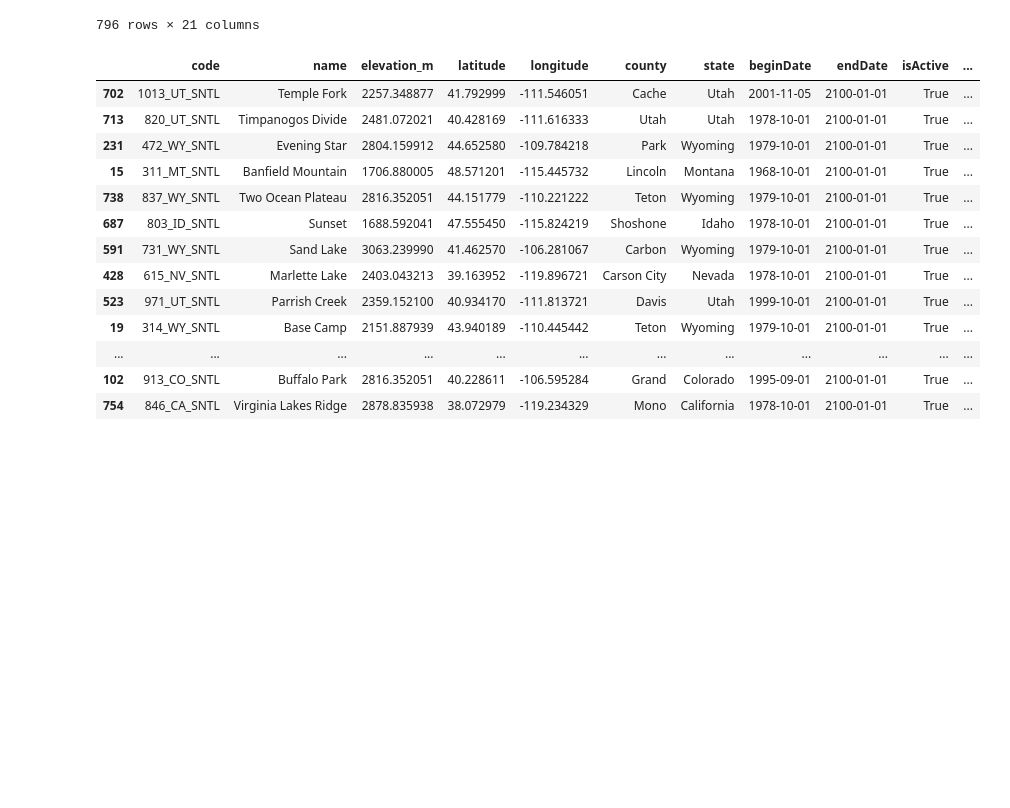
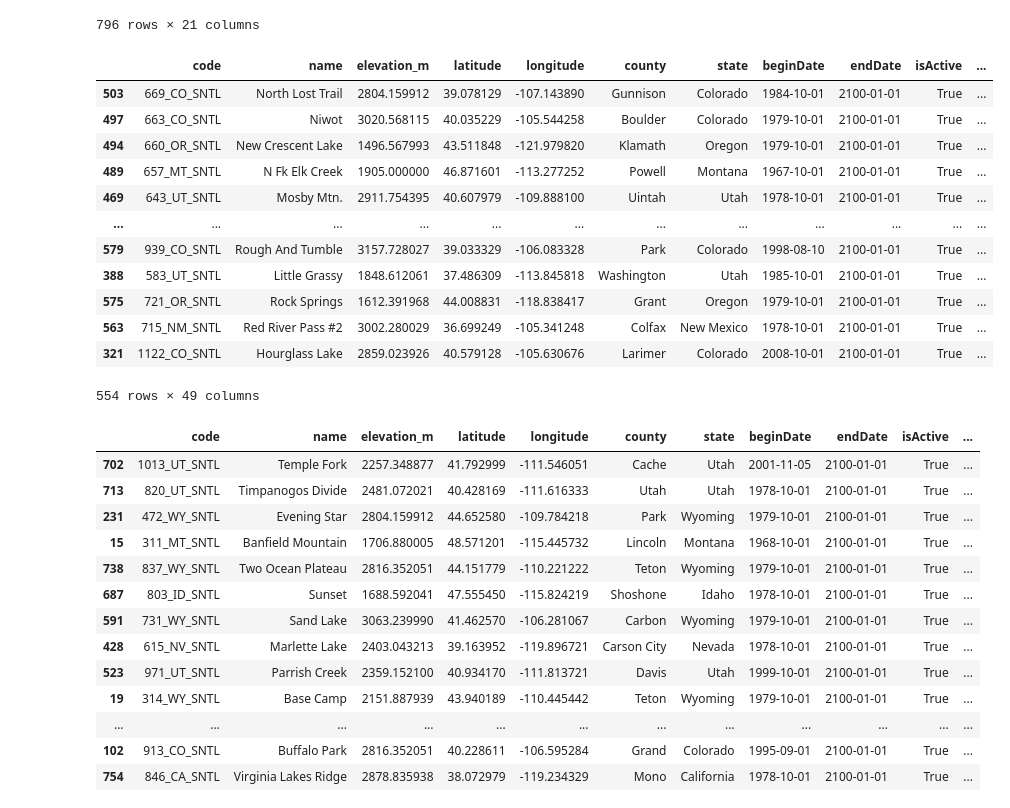
Before and after one commit to egagli/sar_snowmelt_timing, a Jupyter notebook: examples/snotel_sar_snowmelt_comparison.ipynb, the cells around one changed output. Cells and saved outputs as stored; diff of their text form; code cells hidden in the pictures; blank space fills up the shorter version.

```diff
--- a/examples/snotel_sar_snowmelt_comparison.ipynb
+++ b/examples/snotel_sar_snowmelt_comparison.ipynb
@@ -141,7 +141,7 @@ snotel_gf
 | 795 | 1033_CO_SNTL | Zirkel | 2846.832031 | 40.794880 | -106.595352 | Jackson | Colorado | 2002-08-14 06:00:00 | 2100-01-01 | True | ... |
 796 rows × 21 columns
 # %%
-sas_token = 'se=2023-03-06T02%3A45Z&sp=racwdl&sv=2018-11-09&sr=c&skoid=b4d39ccb-ca9c-4e9d-a183-5e0f3ba3e609&sktid=f6b6dd5b-f02f-441a-99a0-162ac5060bd2&skt=2023-02-27T23%3A04%3A11Z&ske=2023-03-06T02%3A45%3A00Z&sks=b&skv=2018-11-09&sig=foscauRfnuTGG//8wOeOu%2BFBoa5IuYUDnYIrqu%2BBzuQ%3D'
+sas_token = 'se=2023-03-13T02%3A45Z&sp=racwdl&sv=2018-11-09&sr=c&skoid=b4d39ccb-ca9c-4e9d-a183-5e0f3ba3e609&sktid=f6b6dd5b-f02f-441a-99a0-162ac5060bd2&skt=2023-03-06T20%3A38%3A54Z&ske=2023-03-13T02%3A45%3A00Z&sks=b&skv=2018-11-09&sig=Nl9p59uFIaJRJgtbHhnVBgYgwh1MnZ/fcJrttie9gAM%3D'
 tile_names = [tile[-5:] for tile in adlfs.AzureBlobFileSystem(account_name="snowmelt", credential=sas_token, anon=False).ls('snowmelt/eric/MGRS/')]
 # %%
 stats=['count', 'min', 'max', 'mean', 'median', 'std']
@@ -173,6 +173,22 @@ for year in years:
 snotel_gf['median_offset'] = snotel_gf[snotel_gf.columns[pd.Series(snotel_gf.columns).str.startswith('offset')]].abs().median(axis=1)
 snotel_gf['mean_offset'] = snotel_gf[snotel_gf.columns[pd.Series(snotel_gf.columns).str.startswith('offset')]].abs().mean(axis=1)
 snotel_gf['mean_std'] = snotel_gf[snotel_gf.columns[pd.Series(snotel_gf.columns).str.endswith('std')]].mean(axis=1)
+# %%
+snotel_gf.sort_values('mean_std').dropna()
+# %% [output]
+|  | code | name | elevation_m | latitude | longitude | county | state | beginDate | endDate | isActive | ... |
+| 503 | 669_CO_SNTL | North Lost Trail | 2804.159912 | 39.078129 | -107.143890 | Gunnison | Colorado | 1984-10-01 | 2100-01-01 | True | ... |
+| 497 | 663_CO_SNTL | Niwot | 3020.568115 | 40.035229 | -105.544258 | Boulder | Colorado | 1979-10-01 | 2100-01-01 | True | ... |
+| 494 | 660_OR_SNTL | New Crescent Lake | 1496.567993 | 43.511848 | -121.979820 | Klamath | Oregon | 1979-10-01 | 2100-01-01 | True | ... |
+| 489 | 657_MT_SNTL | N Fk Elk Creek | 1905.000000 | 46.871601 | -113.277252 | Powell | Montana | 1967-10-01 | 2100-01-01 | True | ... |
+| 469 | 643_UT_SNTL | Mosby Mtn. | 2911.754395 | 40.607979 | -109.888100 | Uintah | Utah | 1978-10-01 | 2100-01-01 | True | ... |
+| ... | ... | ... | ... | ... | ... | ... | ... | ... | ... | ... | ... |
+| 579 | 939_CO_SNTL | Rough And Tumble | 3157.728027 | 39.033329 | -106.083328 | Park | Colorado | 1998-08-10 | 2100-01-01 | True | ... |
+| 388 | 583_UT_SNTL | Little Grassy | 1848.612061 | 37.486309 | -113.845818 | Washington | Utah | 1985-10-01 | 2100-01-01 | True | ... |
+| 575 | 721_OR_SNTL | Rock Springs | 1612.391968 | 44.008831 | -118.838417 | Grant | Oregon | 1979-10-01 | 2100-01-01 | True | ... |
+| 563 | 715_NM_SNTL | Red River Pass #2 | 3002.280029 | 36.699249 | -105.341248 | Colfax | New Mexico | 1978-10-01 | 2100-01-01 | True | ... |
+| 321 | 1122_CO_SNTL | Hourglass Lake | 2859.023926 | 40.579128 | -105.630676 | Larimer | Colorado | 2008-10-01 | 2100-01-01 | True | ... |
+554 rows × 49 columns
 # %%
 snotel_gf = snotel_gf[(snotel_gf['mean_std']>0) & (snotel_gf['mean_std']<25)]
 # %%
```
Also changed, not shown: parts of 4 cells of this notebook.
